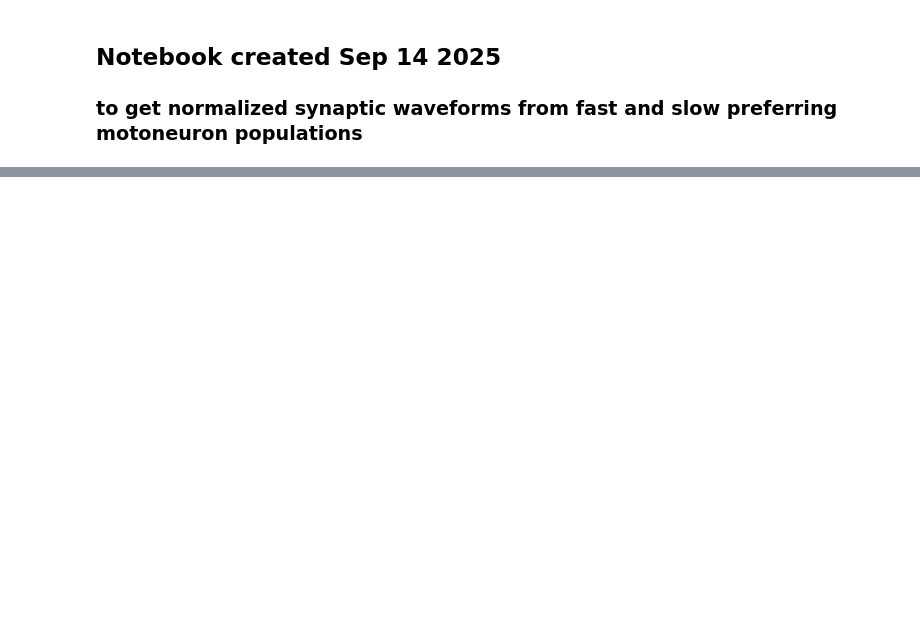
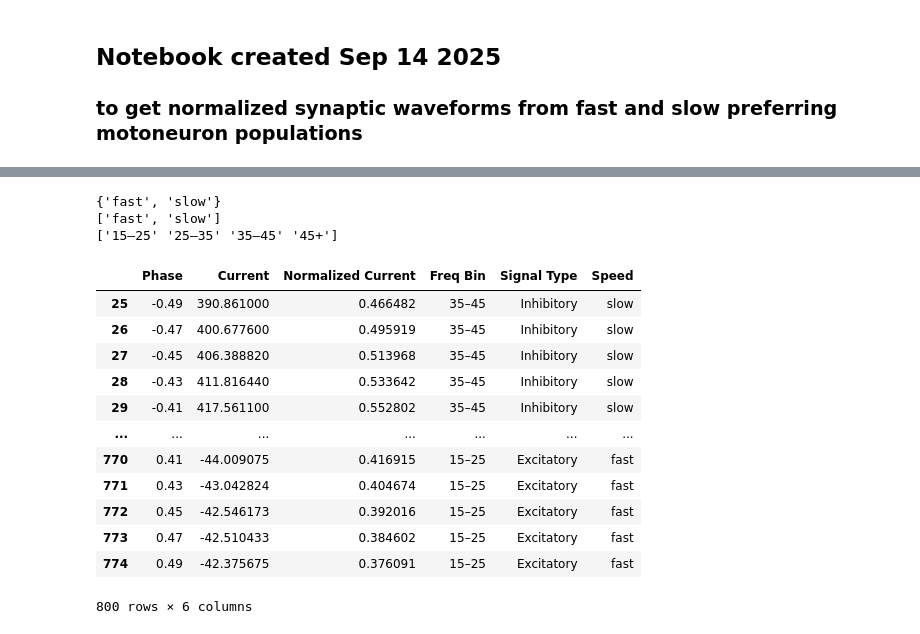
Before and after one commit to haleycab/murray-neuroscience-lab, a Jupyter notebook: Cleaned, updated files from Spring/get_waveforms_fastslow.ipynb, the cells around one changed output, grey strips where cells are left out. Saved outputs shown, nothing was run; the diff lists cells and outputs as text; code cells hidden in the pictures; blank space fills up the shorter version.

```diff
--- a/Cleaned, updated files from Spring/get_waveforms_fastslow.ipynb
+++ b/Cleaned, updated files from Spring/get_waveforms_fastslow.ipynb
@@ -64,0 +22,15 @@ sheets_abfs['2012_04_25_cell1']['annotations']
+# %%
+speeds = set(data['Speed'])
+speeds = ['fast', 'slow']
+freqs = np.sort(list(set(data['Freq Bin'])))
+currents = set(data['Signal Type'])
+currents = ['excitatory', 'inhibitory']
+
+print(set(data['Speed']))
+print(speeds)
+
+print(freqs)
+# %% [output]
+{'fast', 'slow'}
+['fast', 'slow']
+['15–25' '25–35' '35–45' '45+']
@@ -64,0 +52,60 @@ sheets_abfs['2012_04_25_cell1']['annotations']
+# %%
+import pandas as pd
+
+def sort_by_phase_within_groups(
+    df: pd.DataFrame,
+    group_cols=('Freq Bin', 'Signal Type', 'Speed'),
+    phase_col='Phase',
+    preserve_group_order: bool = True
+) -> pd.DataFrame:
+    """
+    Return a DataFrame sorted by ascending Phase within groups defined by
+    (Freq Bin, Signal Type, Speed).
+
+    Parameters
+    ----------
+    df : pd.DataFrame
+        Your original dataframe.
+    group_cols : tuple[str]
+        Columns that define the groups (default: ('Freq Bin','Signal Type','Speed')).
+    phase_col : str
+        Name of the phase column (default: 'Phase').
+    preserve_group_order : bool
+        If True, keeps the first-seen order of groups as they appear in df.
+        If False, groups are sorted lexicographically.
+
+    Returns
+    -------
+    pd.DataFrame
+        Sorted copy of df.
+    """
+    out = df.copy()
+
+    if preserve_group_order:
+        # Build categorical dtypes in order of first appearance for each group column
+        for col in group_cols:
+            if out[col].dtype.name != 'category':
+                first_seen = pd.unique(out[col])
+                out[col] = pd.Categorical(out[col], categories=first_seen, ordered=True)
+
+    # Sort by groups, then by Phase ascending
+    out = out.sort_values(list(group_cols) + [phase_col], ascending=True, kind='mergesort')
+
+    # 'mergesort' is stable: it preserves the original order for ties within Phase
+    return out
+sorted_df = sort_by_phase_within_groups(data)
+sorted_df
+# %% [output]
+|  | Phase | Current | Normalized Current | Freq Bin | Signal Type | Speed |
+| 25 | -0.49 | 390.861000 | 0.466482 | 35–45 | Inhibitory | slow |
+| 26 | -0.47 | 400.677600 | 0.495919 | 35–45 | Inhibitory | slow |
+| 27 | -0.45 | 406.388820 | 0.513968 | 35–45 | Inhibitory | slow |
+| 28 | -0.43 | 411.816440 | 0.533642 | 35–45 | Inhibitory | slow |
+| 29 | -0.41 | 417.561100 | 0.552802 | 35–45 | Inhibitory | slow |
+| ... | ... | ... | ... | ... | ... | ... |
+| 770 | 0.41 | -44.009075 | 0.416915 | 15–25 | Excitatory | fast |
+| 771 | 0.43 | -43.042824 | 0.404674 | 15–25 | Excitatory | fast |
+| 772 | 0.45 | -42.546173 | 0.392016 | 15–25 | Excitatory | fast |
+| 773 | 0.47 | -42.510433 | 0.384602 | 15–25 | Excitatory | fast |
+| 774 | 0.49 | -42.375675 | 0.376091 | 15–25 | Excitatory | fast |
+800 rows × 6 columns
```
Also changed, not shown: parts of 9 cells of this notebook, 5 other files.
